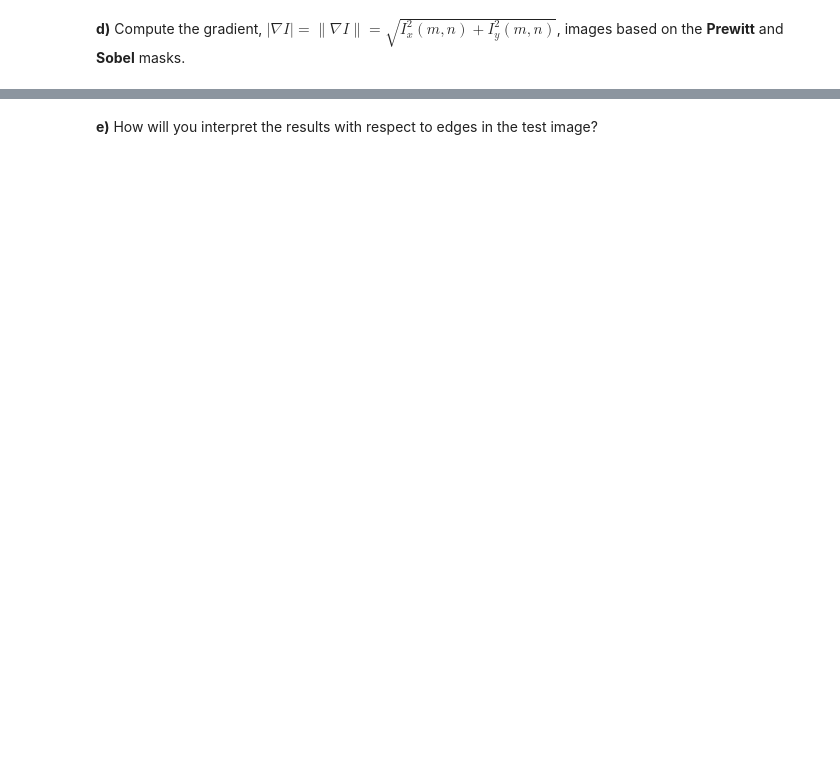
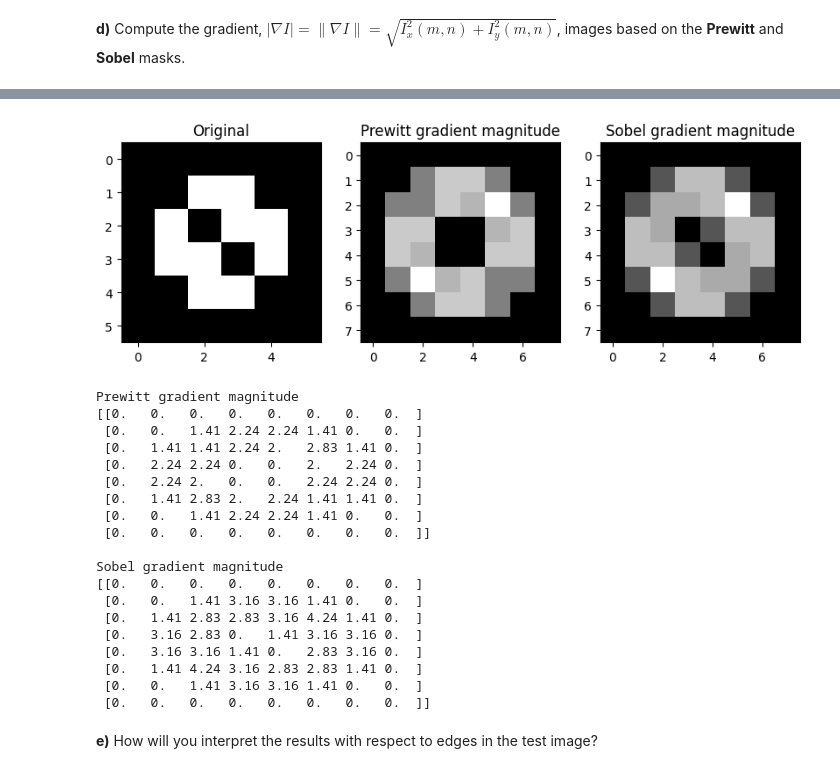
Before and after one commit to Pappol/AIS_notes, a Jupyter notebook: Image processing(Stavanger)/Lab4/LABexc4-ELE510-2023.ipynb, the cells around one changed output, grey strips where cells are left out. Cells and saved outputs as stored; diff of their text form; code cells hidden in the pictures; blank space fills up the shorter version.

```diff
--- a/Image processing(Stavanger)/Lab4/LABexc4-ELE510-2023.ipynb
+++ b/Image processing(Stavanger)/Lab4/LABexc4-ELE510-2023.ipynb
@@ -88,3 +118,82 @@ Consider the following image:
+# %%
+import numpy as np
+from scipy.signal import convolve2d
+import matplotlib.pyplot as plt
+
+Im = np.array([
+    [0, 0, 0, 0, 0, 0],
+    [0, 0, 1, 1, 0, 0],
+    [0, 1, 0, 1, 1, 0],
+    [0, 1, 1, 0, 1, 0],
+    [0, 0, 1, 1, 0, 0],
+    [0, 0, 0, 0, 0, 0]
+], dtype=np.uint8)
+
+# Define the Prewitt masks
+prewitt_horizontal = np.array([[1, 0, -1], [1, 0, -1], [1, 0, -1]])
+prewitt_vertical = np.array([[1, 1, 1], [0, 0, 0], [-1, -1, -1]])
+
+# Compute the gradients in the x and y directions using Prewitt masks using convolve2d
+gradient_x_prewitt = convolve2d(Im, prewitt_horizontal)
+
+gradient_y_prewitt = convolve2d(Im, prewitt_vertical)
+
+# Calculate the gradient magnitude for Prewitt
+gradient_magnitude_prewitt = np.sqrt(gradient_x_prewitt**2 + gradient_y_prewitt**2)
+
+# Define the Sobel masks
+sobel_horizontal = np.array([[1, 0, -1], [2, 0, -2], [1, 0, -1]])
+sobel_vertical = np.array([[1, 2, 1], [0, 0, 0], [-1, -2, -1]])
+
+# Compute the gradients in the x and y directions using Sobel masks
+gradient_x_sobel = convolve2d(Im, sobel_horizontal)
+gradient_y_sobel = convolve2d(Im, sobel_vertical)
+
+# Calculate the gradient magnitude for Sobel
+gradient_magnitude_sobel = np.sqrt(gradient_x_sobel**2 + gradient_y_sobel**2)
+
+np.set_printoptions(precision=2)
+
+#show them as images
+plt.figure(figsize=(10, 4))
+plt.subplot(1, 3, 1)
+plt.imshow(Im, cmap='gray')
+plt.title('Original')
+
+plt.subplot(1, 3, 2)
+plt.imshow(gradient_magnitude_prewitt, cmap='gray')
+plt.title('Prewitt gradient magnitude')
+plt.subplot(1, 3, 3)
+plt.imshow(gradient_magnitude_sobel, cmap='gray')
+plt.title('Sobel gradient magnitude')
+plt.show()
+
+print("Prewitt gradient magnitude")
+print(gradient_magnitude_prewitt)
+print()
+print("Sobel gradient magnitude")
+print(gradient_magnitude_sobel)
+# %% [output]
+[figure, added]
+Prewitt gradient magnitude
+[[0.   0.   0.   0.   0.   0.   0.   0.  ]
+ [0.   0.   1.41 2.24 2.24 1.41 0.   0.  ]
+ [0.   1.41 1.41 2.24 2.   2.83 1.41 0.  ]
+ [0.   2.24 2.24 0.   0.   2.   2.24 0.  ]
+ [0.   2.24 2.   0.   0.   2.24 2.24 0.  ]
+ [0.   1.41 2.83 2.   2.24 1.41 1.41 0.  ]
+ [0.   0.   1.41 2.24 2.24 1.41 0.   0.  ]
+ [0.   0.   0.   0.   0.   0.   0.   0.  ]]
+
+Sobel gradient magnitude
+[[0.   0.   0.   0.   0.   0.   0.   0.  ]
+ [0.   0.   1.41 3.16 3.16 1.41 0.   0.  ]
+ [0.   1.41 2.83 2.83 3.16 4.24 1.41 0.  ]
+ [0.   3.16 2.83 0.   1.41 3.16 3.16 0.  ]
+ [0.   3.16 3.16 1.41 0.   2.83 3.16 0.  ]
+ [0.   1.41 4.24 3.16 2.83 2.83 1.41 0.  ]
+ [0.   0.   1.41 3.16 3.16 1.41 0.   0.  ]
+ [0.   0.   0.   0.   0.   0.   0.   0.  ]]
 # %% [markdown]
 
 **e)** How will you interpret the results with respect to edges in the test image?
```
Also changed, not shown: parts of 21 cells of this notebook, 20 other files.
